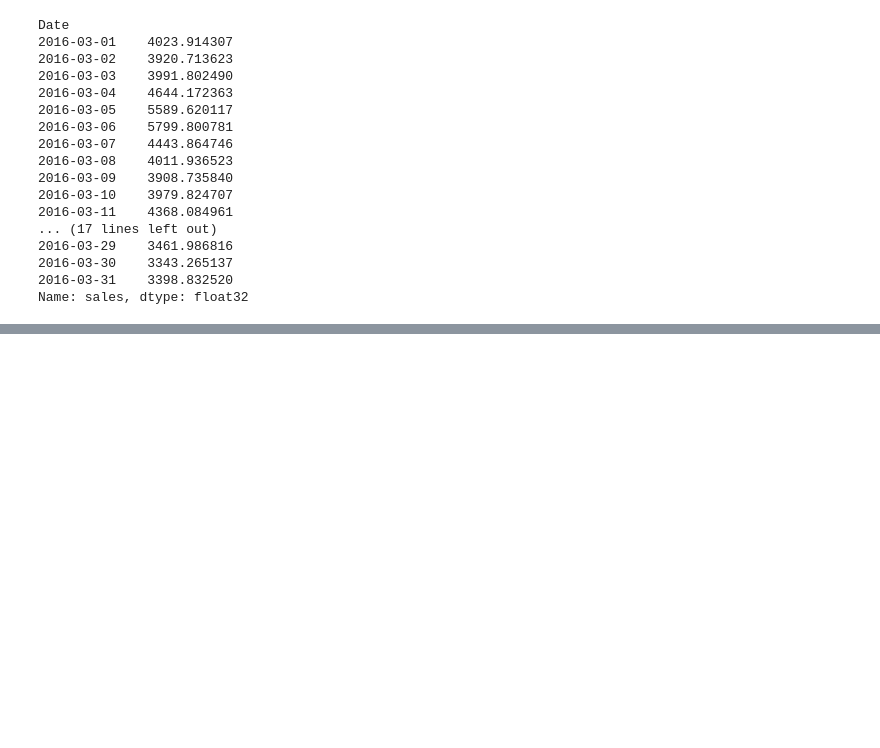
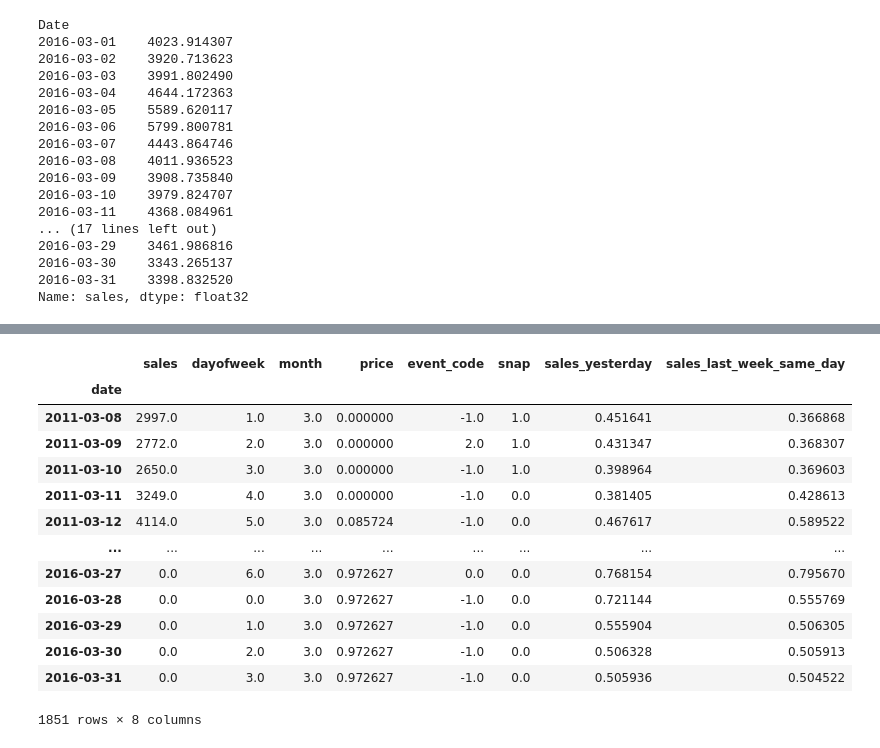
Before and after one commit to EdwinUe/BAB_WS22-23, a Jupyter notebook: Code/003BusinessAnalyticsBProjekt.ipynb, the cells around one changed output, grey strips where cells are left out. Drawn from its saved outputs; the diff is of its cells as text; code cells hidden in the pictures; blank space fills up the shorter version.

```diff
--- a/Code/003BusinessAnalyticsBProjekt.ipynb
+++ b/Code/003BusinessAnalyticsBProjekt.ipynb
@@ -2990,0 +3042,24 @@ prediction_ann_exp_alldata.to_csv('prediction_ann_exp_alldata.csv')
+# %%
+scaler = MinMaxScaler(feature_range=(0, 1))
+norm_price = scaler.fit_transform(df_medium_sales_shift_norm[['price']])
+norm_sales_yesterday = scaler.fit_transform(df_medium_sales_shift_norm[['sales_yesterday']])
+norm_sales_last_week_same_day = scaler.fit_transform(df_medium_sales_shift_norm[['sales_last_week_same_day']])
+df_medium_sales_shift_norm['price'] = norm_price
+df_medium_sales_shift_norm['sales_yesterday'] = norm_sales_yesterday
+df_medium_sales_shift_norm['sales_last_week_same_day'] = norm_sales_last_week_same_day
+df_medium_sales_shift_norm
+# %% [output]
+|  | sales | dayofweek | month | price | event_code | snap | sales_yesterday | sales_last_week_same_day |
+| date |  |  |  |  |  |  |  |  |
+| 2011-03-08 | 2997.0 | 1.0 | 3.0 | 0.000000 | -1.0 | 1.0 | 0.451641 | 0.366868 |
+| 2011-03-09 | 2772.0 | 2.0 | 3.0 | 0.000000 | 2.0 | 1.0 | 0.431347 | 0.368307 |
+| 2011-03-10 | 2650.0 | 3.0 | 3.0 | 0.000000 | -1.0 | 1.0 | 0.398964 | 0.369603 |
+| 2011-03-11 | 3249.0 | 4.0 | 3.0 | 0.000000 | -1.0 | 0.0 | 0.381405 | 0.428613 |
+| 2011-03-12 | 4114.0 | 5.0 | 3.0 | 0.085724 | -1.0 | 0.0 | 0.467617 | 0.589522 |
+| ... | ... | ... | ... | ... | ... | ... | ... | ... |
+| 2016-03-27 | 0.0 | 6.0 | 3.0 | 0.972627 | 0.0 | 0.0 | 0.768154 | 0.795670 |
+| 2016-03-28 | 0.0 | 0.0 | 3.0 | 0.972627 | -1.0 | 0.0 | 0.721144 | 0.555769 |
+| 2016-03-29 | 0.0 | 1.0 | 3.0 | 0.972627 | -1.0 | 0.0 | 0.555904 | 0.506305 |
+| 2016-03-30 | 0.0 | 2.0 | 3.0 | 0.972627 | -1.0 | 0.0 | 0.506328 | 0.505913 |
+| 2016-03-31 | 0.0 | 3.0 | 3.0 | 0.972627 | -1.0 | 0.0 | 0.505936 | 0.504522 |
+1851 rows × 8 columns
```
Also changed, not shown: parts of 34 cells of this notebook.
